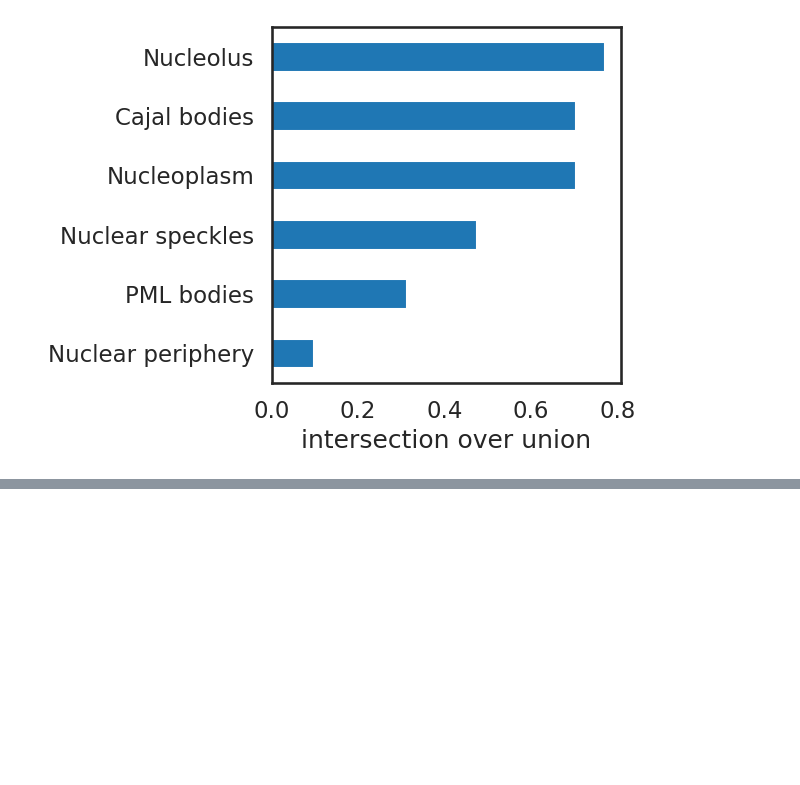
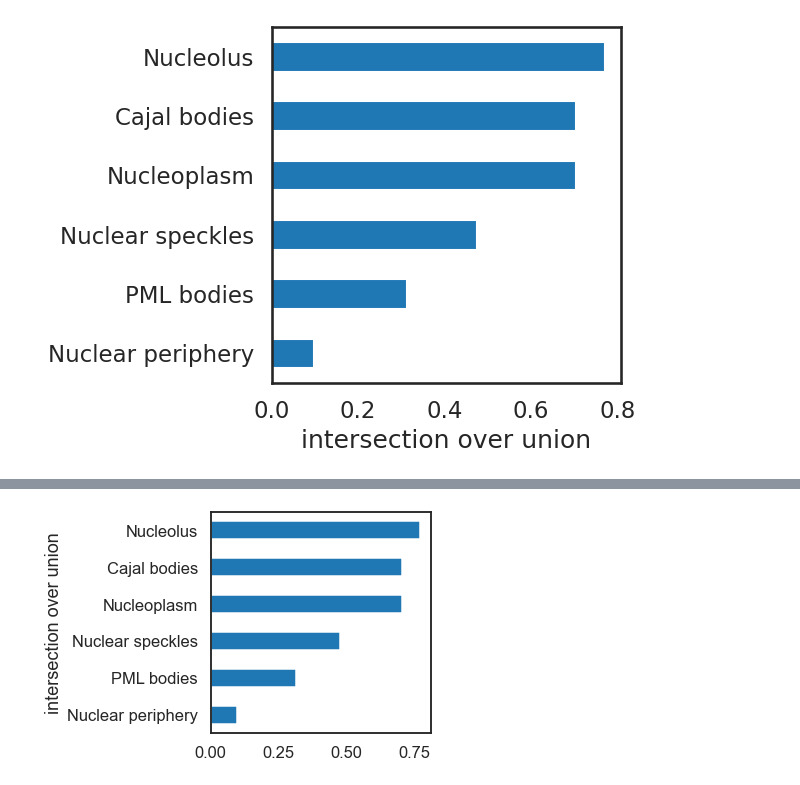
Before and after one commit to theislab/campa_ana, a Jupyter notebook: figure_notebooks/fig5_suppl_184A1-model-on-HeLa-data.ipynb, the cells around one changed output, grey strips where cells are left out. Saved outputs shown, nothing was run; the diff lists cells and outputs as text; code cells hidden in the pictures; blank space fills up the shorter version.

Commit message:
update figure notebooks and readme

```diff
--- a/figure_notebooks/fig5_suppl_184A1-model-on-HeLa-data.ipynb
+++ b/figure_notebooks/fig5_suppl_184A1-model-on-HeLa-data.ipynb
@@ -200,0 +207,16 @@ plt.savefig(fig_dir / 'iou_184A1_on_HeLa.png', dpi=300)
+# %%
+s = """HeLa_SBF2/K18	HeLa_scrambled/K19	HeLa_SBF2/L19	HeLa_scrambled/L18	HeLa_SBF2/M18	HeLa_scrambled/M19
+Cajal bodies	0.723807	0.651826	0.751720	0.694151	0.747742	0.657603
+Nuclear periphery	0.294400	0.045434	0.040853	0.021561	0.155762	0.034763
+Nuclear speckles	0.732920	0.475269	0.515466	0.237939	0.522520	0.362021
+Nucleolus	0.789981	0.776078	0.778262	0.764801	0.759906	0.755255
+Nucleoplasm	0.801609	0.633647	0.729889	0.627071	0.774448	0.655766
+PML bodies	0.276510	0.367651	0.317771	0.318667	0.297607	0.299716"""
+
+data = s.split('\n')
+columns = data[0].split('\t')
+rows = [d.split('\t')[0] for d in data[1:]]
+iou = [list(map(float, d.split('\t')[1:])) for d in data[1:]]
+
+data = pd.DataFrame(iou, columns=columns, index=rows)
+display(data)
@@ -200,0 +233,9 @@ plt.savefig(fig_dir / 'iou_184A1_on_HeLa.png', dpi=300)
+# %%
+# save plot
+sns.set_style('white')
+sns.set_context('talk')
+((data).mean(axis=1)).sort_values().plot(kind='barh', xlabel='intersection over union')
+plt.tight_layout()
+plt.savefig(fig_dir / 'iou_184A1_on_HeLa.pdf', dpi=300)
+# %% [output]
+[figure, added]
```
Also changed, not shown: parts of 4 cells of this notebook, 12 other files.
